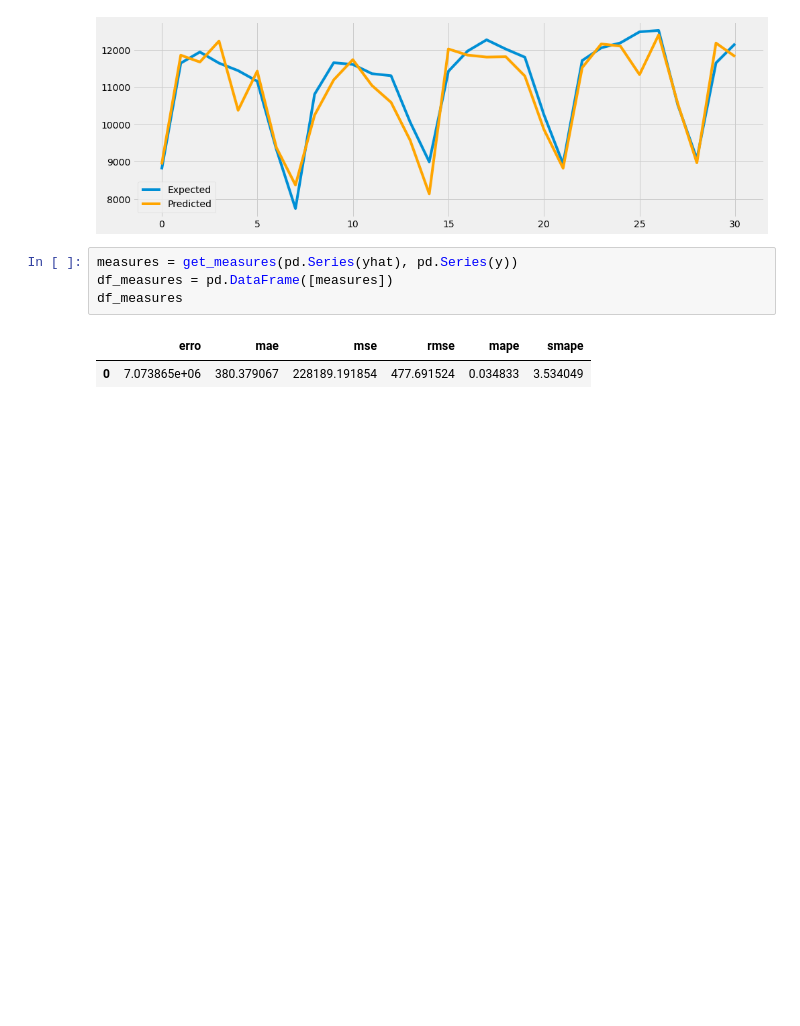
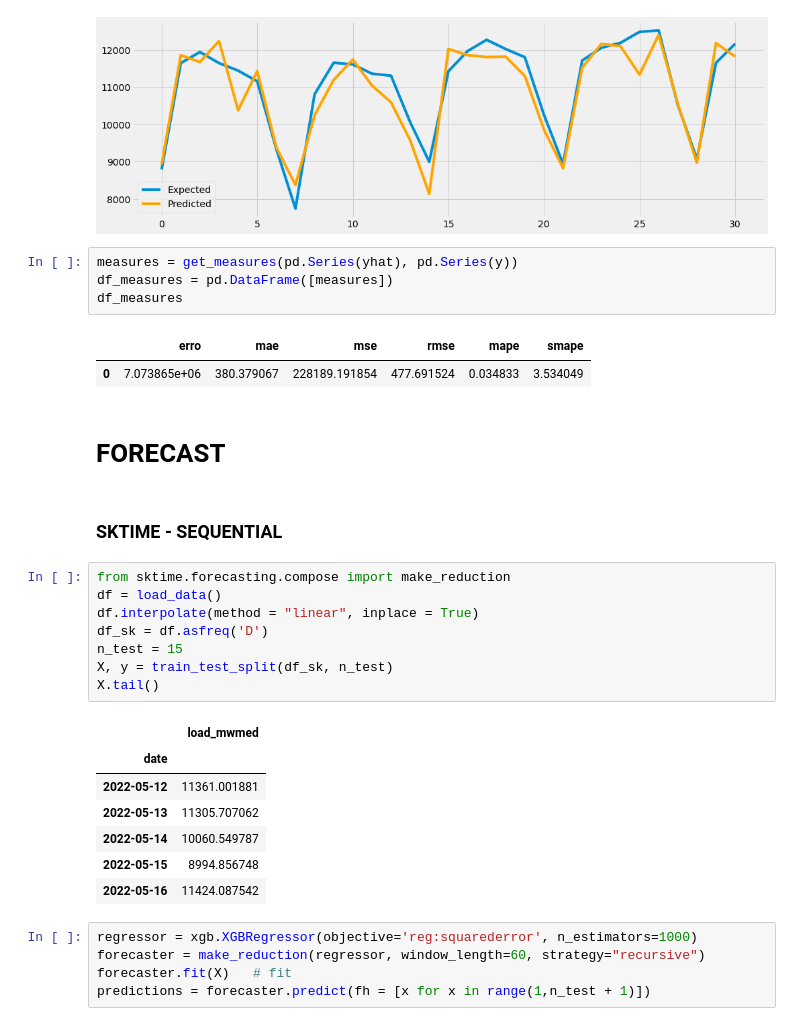
Before and after one commit to matheus-vizzotto/projecao_demanda_eletrica, a Jupyter notebook: lab/xgboost.ipynb, the cells around one changed output. Drawn from its saved outputs; the diff is of its cells as text; blank space fills up the shorter version.

```diff
--- a/lab/xgboost.ipynb
+++ b/lab/xgboost.ipynb
@@ -213,3 +213,28 @@ df_measures
 # %% [output]
 |  | erro | mae | mse | rmse | mape | smape |
 | 0 | 7.073865e+06 | 380.379067 | 228189.191854 | 477.691524 | 0.034833 | 3.534049 |
+# %% [markdown]
+# FORECAST
+# %% [markdown]
+### SKTIME - SEQUENTIAL
+# %%
+from sktime.forecasting.compose import make_reduction
+df = load_data()
+df.interpolate(method = "linear", inplace = True)
+df_sk = df.asfreq('D')
+n_test = 15
+X, y = train_test_split(df_sk, n_test)
+X.tail()
+# %% [output]
+|  | load_mwmed |
+| date |  |
+| 2022-05-12 | 11361.001881 |
+| 2022-05-13 | 11305.707062 |
+| 2022-05-14 | 10060.549787 |
+| 2022-05-15 | 8994.856748 |
+| 2022-05-16 | 11424.087542 |
+# %%
+regressor = xgb.XGBRegressor(objective='reg:squarederror', n_estimators=1000)
+forecaster = make_reduction(regressor, window_length=60, strategy="recursive")
+forecaster.fit(X)   # fit
+predictions = forecaster.predict(fh = [x for x in range(1,n_test + 1)])
```
Also changed, not shown: parts of 4 cells of this notebook, 4 other files.
